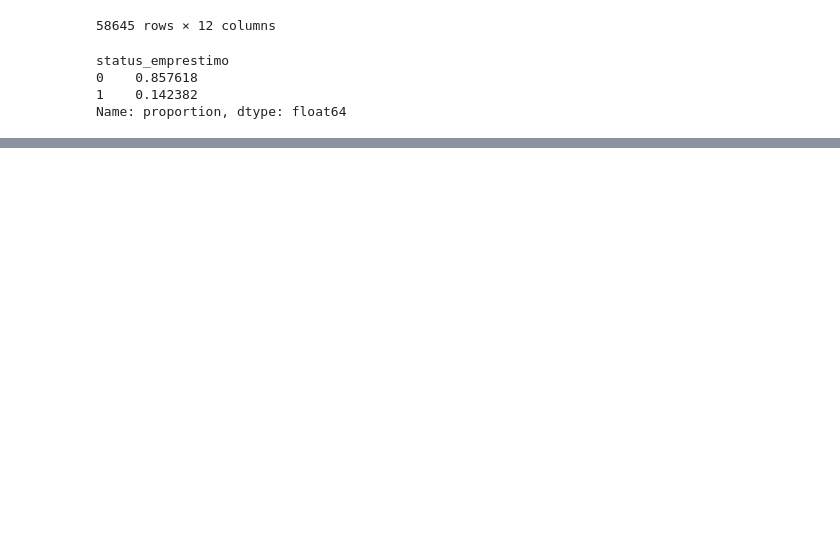
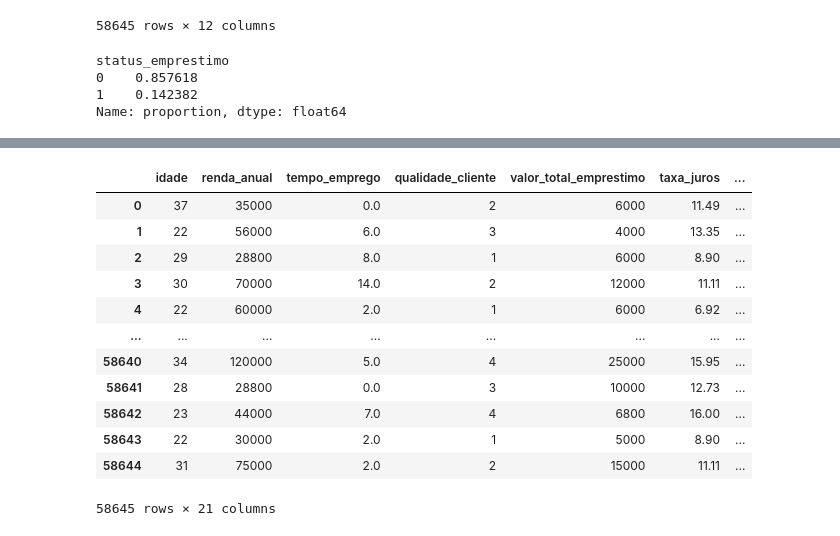
Before and after one commit to andrefeitosa9/projeto-machinelearningI, a Jupyter notebook: Notebook EDA.ipynb, the cells around one changed output, grey strips where cells are left out. Cells and saved outputs as stored; diff of their text form; code cells hidden in the pictures; blank space fills up the shorter version.

```diff
--- a/Notebook EDA.ipynb
+++ b/Notebook EDA.ipynb
@@ -222,0 +266,46 @@ Name: proportion, dtype: float64
+# %%
+# Instancia o OneHotEncoder com nomeação de colunas customizada
+encoder = OneHotEncoder(sparse_output=False, drop=None)
+onehot_encoded = encoder.fit_transform(df[['proposito_emprestimo']])
+
+# Cria o DataFrame com colunas nomeadas
+onehot_df = pd.DataFrame(
+    onehot_encoded,
+    columns=[f"proposito_emprestimo_{category}" for category in encoder.categories_[0]]
+)
+
+# Concatena o DataFrame original com as colunas de OneHotEncoding
+df = pd.concat([df, onehot_df], axis=1)
+
+df.drop(columns='proposito_emprestimo', axis=1, inplace=True)
+
+## Fazer o mesmo para status moradia atual
+
+onehot_encoded = encoder.fit_transform(df[['status_moradia_atual']])
+
+# Cria o DataFrame com colunas nomeadas
+onehot_df = pd.DataFrame(
+    onehot_encoded,
+    columns=[f"status_moradia_atual_{category}" for category in encoder.categories_[0]]
+)
+
+# Concatena o DataFrame original com as colunas de OneHotEncoding
+df = pd.concat([df, onehot_df], axis=1)
+
+df.drop(columns='status_moradia_atual', axis=1, inplace=True)
+# %%
+df
+# %% [output]
+|  | idade | renda_anual | tempo_emprego | qualidade_cliente | valor_total_emprestimo | taxa_juros | ... |
+| 0 | 37 | 35000 | 0.0 | 2 | 6000 | 11.49 | ... |
+| 1 | 22 | 56000 | 6.0 | 3 | 4000 | 13.35 | ... |
+| 2 | 29 | 28800 | 8.0 | 1 | 6000 | 8.90 | ... |
+| 3 | 30 | 70000 | 14.0 | 2 | 12000 | 11.11 | ... |
+| 4 | 22 | 60000 | 2.0 | 1 | 6000 | 6.92 | ... |
+| ... | ... | ... | ... | ... | ... | ... | ... |
+| 58640 | 34 | 120000 | 5.0 | 4 | 25000 | 15.95 | ... |
+| 58641 | 28 | 28800 | 0.0 | 3 | 10000 | 12.73 | ... |
+| 58642 | 23 | 44000 | 7.0 | 4 | 6800 | 16.00 | ... |
+| 58643 | 22 | 30000 | 2.0 | 1 | 5000 | 8.90 | ... |
+| 58644 | 31 | 75000 | 2.0 | 2 | 15000 | 11.11 | ... |
+58645 rows × 21 columns
```
Also changed, not shown: parts of 14 cells of this notebook.
